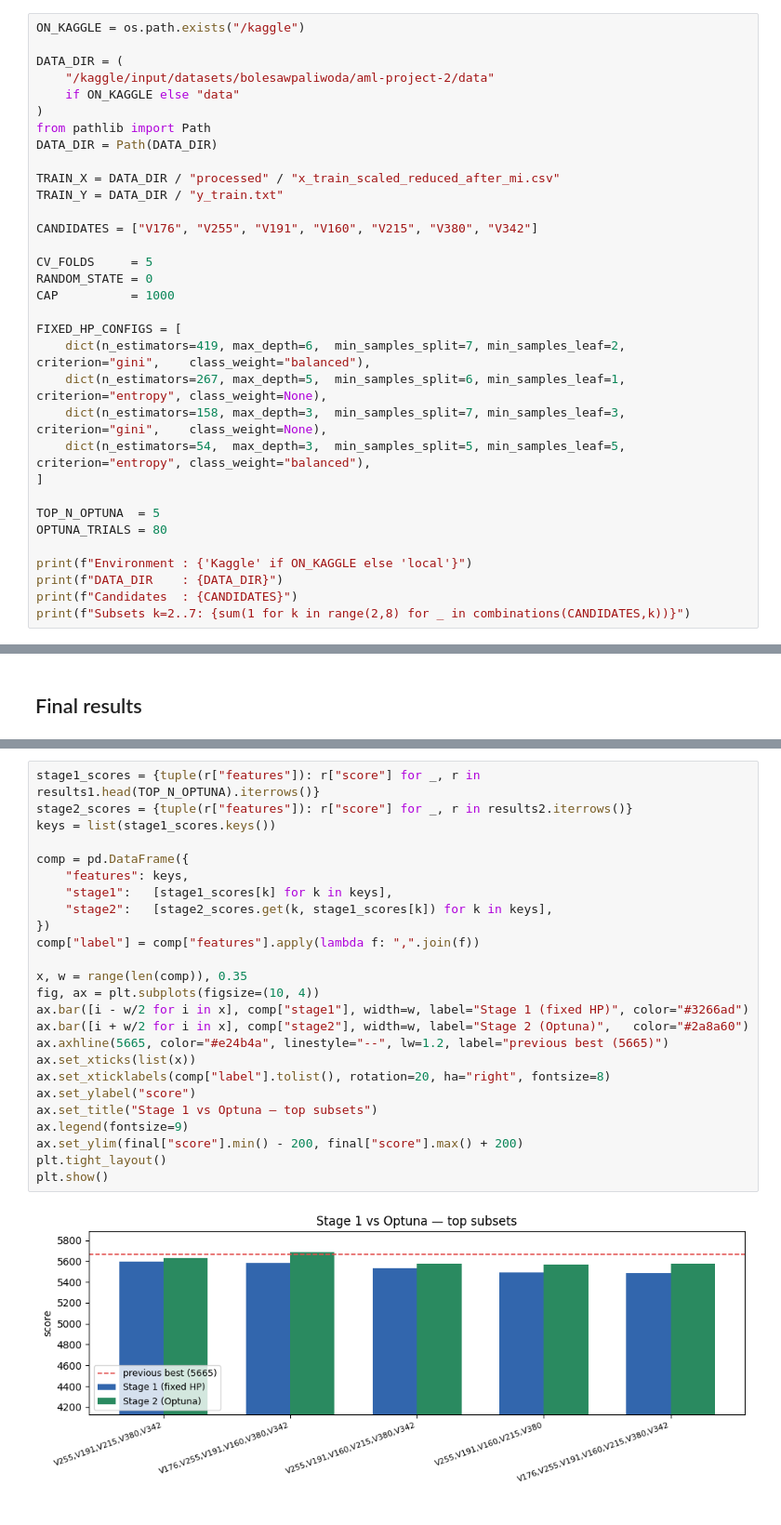
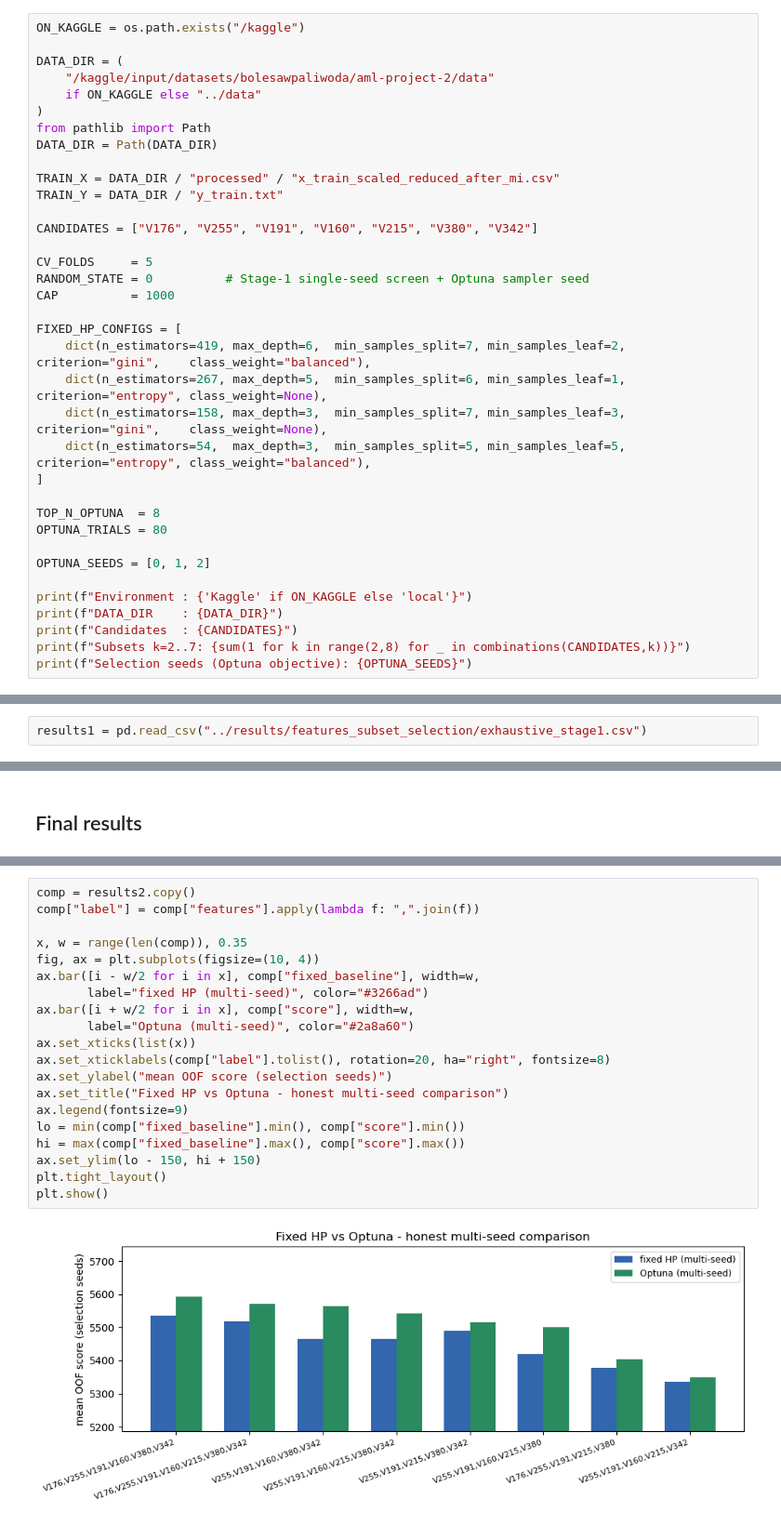
Before and after one commit to Michael-Pytel/cost-sensitive-predictive-modeling, a Jupyter notebook: notebooks/05_exhaustive_search.ipynb, the cells around one changed output, grey strips where cells are left out. Shown at 93% size. Saved outputs shown, nothing was run; the diff lists cells and outputs as text.

```diff
--- a/notebooks/05_exhaustive_search.ipynb
+++ b/notebooks/05_exhaustive_search.ipynb
@@ -24,7 +27,7 @@ ON_KAGGLE = os.path.exists("/kaggle")
 
 DATA_DIR = (
     "/kaggle/input/datasets/bolesawpaliwoda/aml-project-2/data"
-    if ON_KAGGLE else "data"
+    if ON_KAGGLE else "../data"
 )
 from pathlib import Path
 DATA_DIR = Path(DATA_DIR)
@@ -35,7 +38,7 @@ TRAIN_Y = DATA_DIR / "y_train.txt"
 CANDIDATES = ["V176", "V255", "V191", "V160", "V215", "V380", "V342"]
 
 CV_FOLDS     = 5
-RANDOM_STATE = 0
+RANDOM_STATE = 0          # Stage-1 single-seed screen + Optuna sampler seed
 CAP          = 1000
 
 FIXED_HP_CONFIGS = [
@@ -45,11 +48,14 @@ FIXED_HP_CONFIGS = [
     dict(n_estimators=54,  max_depth=3,  min_samples_split=5, min_samples_leaf=5,  criterion="entropy", class_weight="balanced"),
 ]
 
-TOP_N_OPTUNA  = 5
+TOP_N_OPTUNA  = 8
 OPTUNA_TRIALS = 80
+
+OPTUNA_SEEDS = [0, 1, 2]
 
 print(f"Environment : {'Kaggle' if ON_KAGGLE else 'local'}")
 print(f"DATA_DIR    : {DATA_DIR}")
 print(f"Candidates  : {CANDIDATES}")
 print(f"Subsets k=2..7: {sum(1 for k in range(2,8) for _ in combinations(CANDIDATES,k))}")
+print(f"Selection seeds (Optuna objective): {OPTUNA_SEEDS}")
 # %% [output]
@@ -186,6 +209,8 @@ print("Saved exhaustive_stage1.csv")
 Saved exhaustive_stage1.csv
 # %% [markdown]
 ## Stage 2 - Optuna HP fine-tuning
+# %%
+results1 = pd.read_csv("../results/features_subset_selection/exhaustive_stage1.csv")
 # %%
 optuna_rows = []
 t0 = time.time()
@@ -281,30 +348,25 @@ BEST RESULT
 # %%
-stage1_scores = {tuple(r["features"]): r["score"] for _, r in results1.head(TOP_N_OPTUNA).iterrows()}
-stage2_scores = {tuple(r["features"]): r["score"] for _, r in results2.iterrows()}
-keys = list(stage1_scores.keys())
-
-comp = pd.DataFrame({
-    "features": keys,
-    "stage1":   [stage1_scores[k] for k in keys],
-    "stage2":   [stage2_scores.get(k, stage1_scores[k]) for k in keys],
-})
+comp = results2.copy()
 comp["label"] = comp["features"].apply(lambda f: ",".join(f))
 
 x, w = range(len(comp)), 0.35
 fig, ax = plt.subplots(figsize=(10, 4))
-ax.bar([i - w/2 for i in x], comp["stage1"], width=w, label="Stage 1 (fixed HP)", color="#3266ad")
-ax.bar([i + w/2 for i in x], comp["stage2"], width=w, label="Stage 2 (Optuna)",   color="#2a8a60")
-ax.axhline(5665, color="#e24b4a", linestyle="--", lw=1.2, label="previous best (5665)")
+ax.bar([i - w/2 for i in x], comp["fixed_baseline"], width=w,
+       label="fixed HP (multi-seed)", color="#3266ad")
+ax.bar([i + w/2 for i in x], comp["score"], width=w,
+       label="Optuna (multi-seed)", color="#2a8a60")
 ax.set_xticks(list(x))
 ax.set_xticklabels(comp["label"].tolist(), rotation=20, ha="right", fontsize=8)
-ax.set_ylabel("score")
-ax.set_title("Stage 1 vs Optuna — top subsets")
+ax.set_ylabel("mean OOF score (selection seeds)")
+ax.set_title("Fixed HP vs Optuna - honest multi-seed comparison")
 ax.legend(fontsize=9)
-ax.set_ylim(final["score"].min() - 200, final["score"].max() + 200)
+lo = min(comp["fixed_baseline"].min(), comp["score"].min())
+hi = max(comp["fixed_baseline"].max(), comp["score"].max())
+ax.set_ylim(lo - 150, hi + 150)
 plt.tight_layout()
 plt.show()
 # %% [output]
-[figure, old version]
+[figure, new version]
 # %%
 final.to_csv("exhaustive_final.csv", index=False)
 
```
Also changed, not shown: parts of 9 cells of this notebook, 19 other files.
